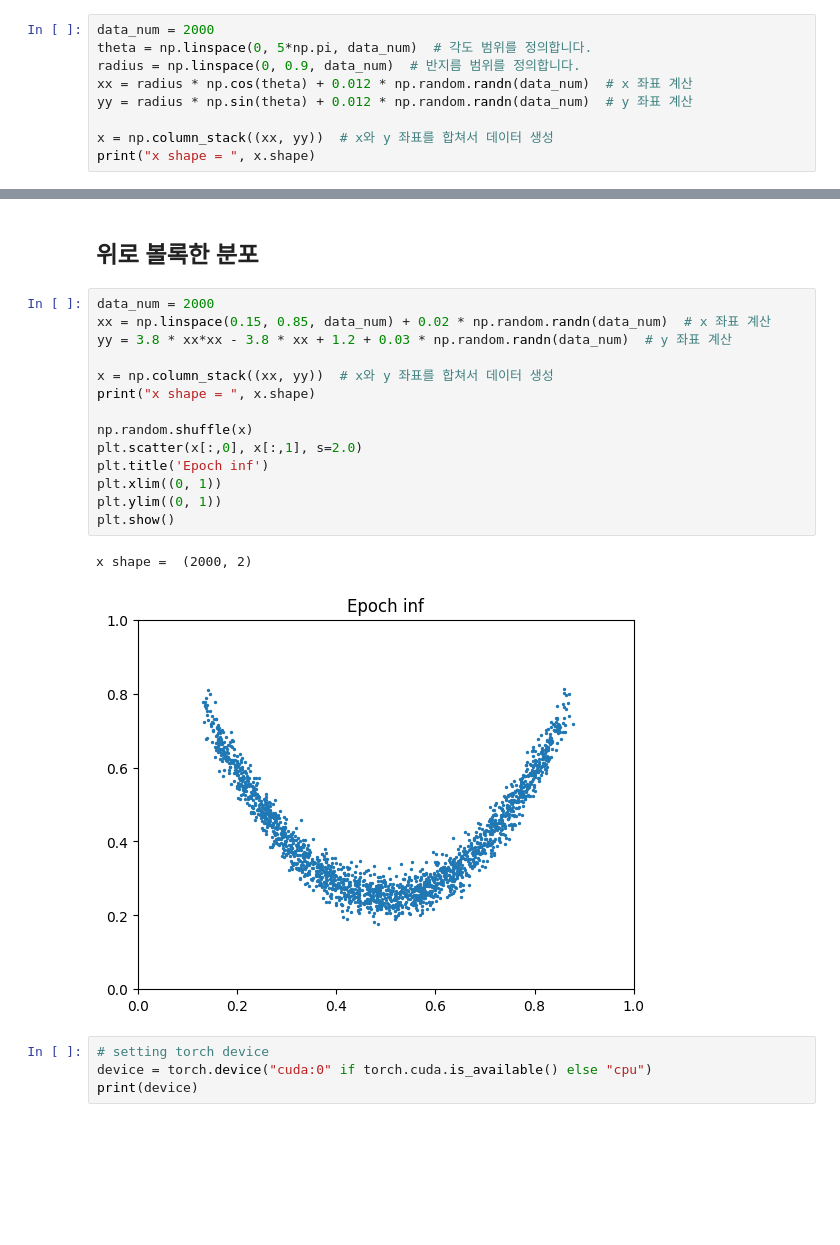
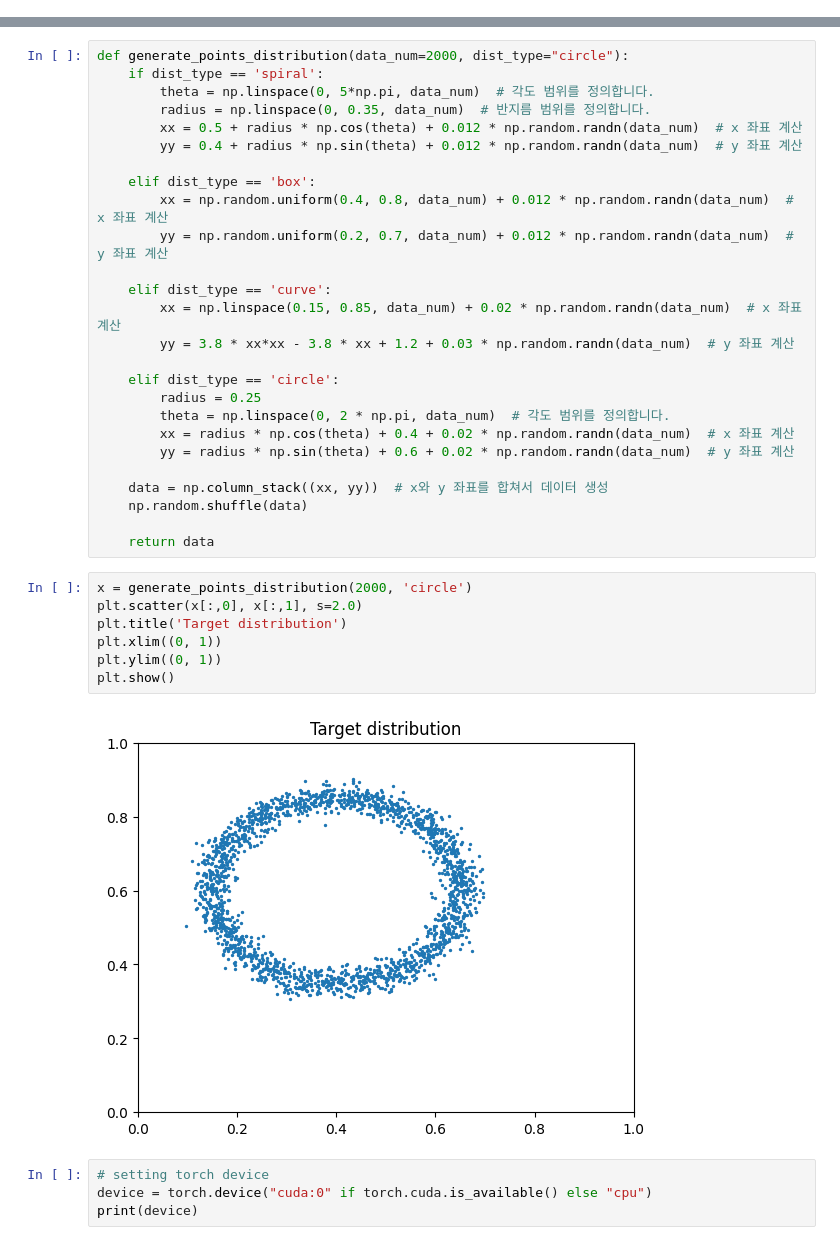
Before and after one commit to red1108/infoQGAN-outdated-, a Jupyter notebook: QGAN+QMINE/code.ipynb, the cells around one changed output, grey strips where cells are left out. Saved outputs shown, nothing was run; the diff lists cells and outputs as text; blank space fills up the shorter version.

```diff
--- a/QGAN+QMINE/code.ipynb
+++ b/QGAN+QMINE/code.ipynb
@@ -17,9 +15,0 @@ import matplotlib.pyplot as plt
-# %%
-data_num = 2000
-theta = np.linspace(0, 5*np.pi, data_num)  # 각도 범위를 정의합니다.
-radius = np.linspace(0, 0.9, data_num)  # 반지름 범위를 정의합니다.
-xx = radius * np.cos(theta) + 0.012 * np.random.randn(data_num)  # x 좌표 계산
-yy = radius * np.sin(theta) + 0.012 * np.random.randn(data_num)  # y 좌표 계산
-
-x = np.column_stack((xx, yy))  # x와 y 좌표를 합쳐서 데이터 생성
-print("x shape = ", x.shape)
@@ -47,22 +16,38 @@ x shape =  (2000, 2)
-# %% [markdown]
-## 위로 볼록한 분포
-# %%
-data_num = 2000
-xx = np.linspace(0.15, 0.85, data_num) + 0.02 * np.random.randn(data_num)  # x 좌표 계산
-yy = 3.8 * xx*xx - 3.8 * xx + 1.2 + 0.03 * np.random.randn(data_num)  # y 좌표 계산
-
-x = np.column_stack((xx, yy))  # x와 y 좌표를 합쳐서 데이터 생성
-print("x shape = ", x.shape)
-
-np.random.shuffle(x)
-plt.scatter(x[:,0], x[:,1], s=2.0)
-plt.title('Epoch inf')
-plt.xlim((0, 1))
-plt.ylim((0, 1))
-plt.show()
-# %% [output]
-x shape =  (2000, 2)
-[figure, removed]
+# %%
+def generate_points_distribution(data_num=2000, dist_type="circle"):
+    if dist_type == 'spiral':
+        theta = np.linspace(0, 5*np.pi, data_num)  # 각도 범위를 정의합니다.
+        radius = np.linspace(0, 0.35, data_num)  # 반지름 범위를 정의합니다.
+        xx = 0.5 + radius * np.cos(theta) + 0.012 * np.random.randn(data_num)  # x 좌표 계산
+        yy = 0.4 + radius * np.sin(theta) + 0.012 * np.random.randn(data_num)  # y 좌표 계산
+
+    elif dist_type == 'box':
+        xx = np.random.uniform(0.4, 0.8, data_num) + 0.012 * np.random.randn(data_num)  # x 좌표 계산
+        yy = np.random.uniform(0.2, 0.7, data_num) + 0.012 * np.random.randn(data_num)  # y 좌표 계산
+
+    elif dist_type == 'curve':
+        xx = np.linspace(0.15, 0.85, data_num) + 0.02 * np.random.randn(data_num)  # x 좌표 계산
+        yy = 3.8 * xx*xx - 3.8 * xx + 1.2 + 0.03 * np.random.randn(data_num)  # y 좌표 계산
+
+    elif dist_type == 'circle':
+        radius = 0.25
+        theta = np.linspace(0, 2 * np.pi, data_num)  # 각도 범위를 정의합니다.
+        xx = radius * np.cos(theta) + 0.4 + 0.02 * np.random.randn(data_num)  # x 좌표 계산
+        yy = radius * np.sin(theta) + 0.6 + 0.02 * np.random.randn(data_num)  # y 좌표 계산
+
+    data = np.column_stack((xx, yy))  # x와 y 좌표를 합쳐서 데이터 생성
+    np.random.shuffle(data)
+
+    return data
+# %%
+x = generate_points_distribution(2000, 'circle')
+plt.scatter(x[:,0], x[:,1], s=2.0)
+plt.title('Target distribution')
+plt.xlim((0, 1))
+plt.ylim((0, 1))
+plt.show()
+# %% [output]
+[figure, added]
 # %%
 # setting torch device
 device = torch.device("cuda:0" if torch.cuda.is_available() else "cpu")
```
Also changed, not shown: parts of 15 cells of this notebook, 1 other file.
